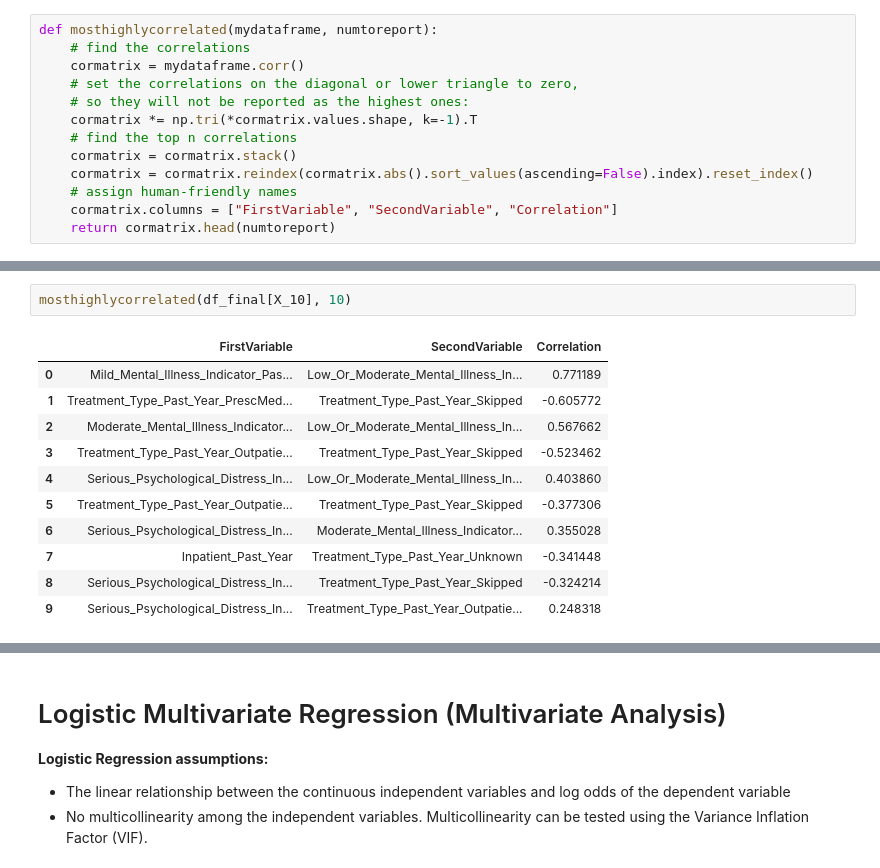
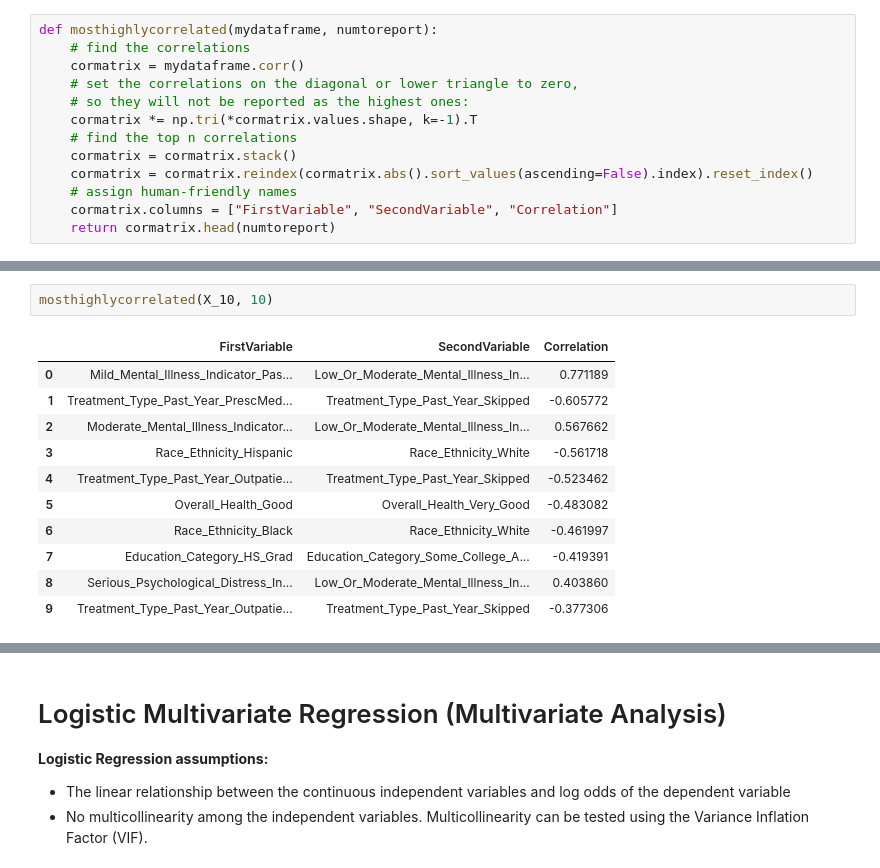
Before and after one commit to ml42322/correlationone_team2, a Jupyter notebook: Statistical Analysis.ipynb, the cells around one changed output, grey strips where cells are left out. Cells and saved outputs as stored; diff of their text form.

```diff
--- a/Statistical Analysis.ipynb
+++ b/Statistical Analysis.ipynb
@@ -705,14 +753,14 @@ mosthighlycorrelated(X[X_20], 10)
 # %%
-mosthighlycorrelated(df_final[X_10], 10)
+mosthighlycorrelated(X_10, 10)
 # %% [output]
 |  | FirstVariable | SecondVariable | Correlation |
 | 0 | Mild_Mental_Illness_Indicator_Pas... | Low_Or_Moderate_Mental_Illness_In... | 0.771189 |
 | 1 | Treatment_Type_Past_Year_PrescMed... | Treatment_Type_Past_Year_Skipped | -0.605772 |
 | 2 | Moderate_Mental_Illness_Indicator... | Low_Or_Moderate_Mental_Illness_In... | 0.567662 |
-| 3 | Treatment_Type_Past_Year_Outpatie... | Treatment_Type_Past_Year_Skipped | -0.523462 |
-| 4 | Serious_Psychological_Distress_In... | Low_Or_Moderate_Mental_Illness_In... | 0.403860 |
-| 5 | Treatment_Type_Past_Year_Outpatie... | Treatment_Type_Past_Year_Skipped | -0.377306 |
-| 6 | Serious_Psychological_Distress_In... | Moderate_Mental_Illness_Indicator... | 0.355028 |
-| 7 | Inpatient_Past_Year | Treatment_Type_Past_Year_Unknown | -0.341448 |
-| 8 | Serious_Psychological_Distress_In... | Treatment_Type_Past_Year_Skipped | -0.324214 |
-| 9 | Serious_Psychological_Distress_In... | Treatment_Type_Past_Year_Outpatie... | 0.248318 |
+| 3 | Race_Ethnicity_Hispanic | Race_Ethnicity_White | -0.561718 |
+| 4 | Treatment_Type_Past_Year_Outpatie... | Treatment_Type_Past_Year_Skipped | -0.523462 |
+| 5 | Overall_Health_Good | Overall_Health_Very_Good | -0.483082 |
+| 6 | Race_Ethnicity_Black | Race_Ethnicity_White | -0.461997 |
+| 7 | Education_Category_HS_Grad | Education_Category_Some_College_A... | -0.419391 |
+| 8 | Serious_Psychological_Distress_In... | Low_Or_Moderate_Mental_Illness_In... | 0.403860 |
+| 9 | Treatment_Type_Past_Year_Outpatie... | Treatment_Type_Past_Year_Skipped | -0.377306 |
```
Also changed, not shown: parts of 40 cells of this notebook.
